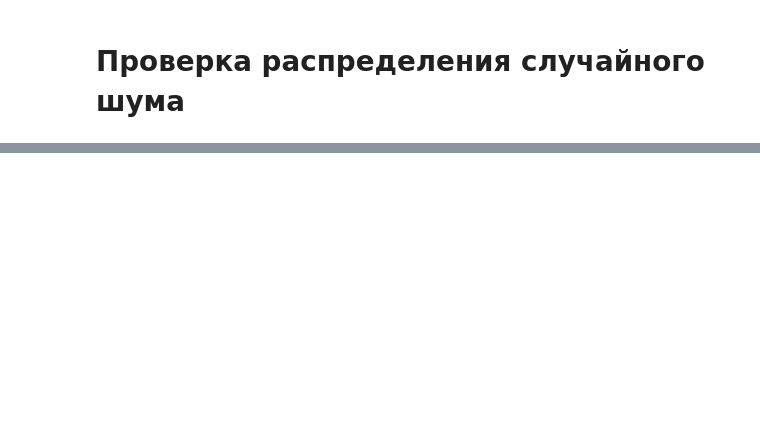
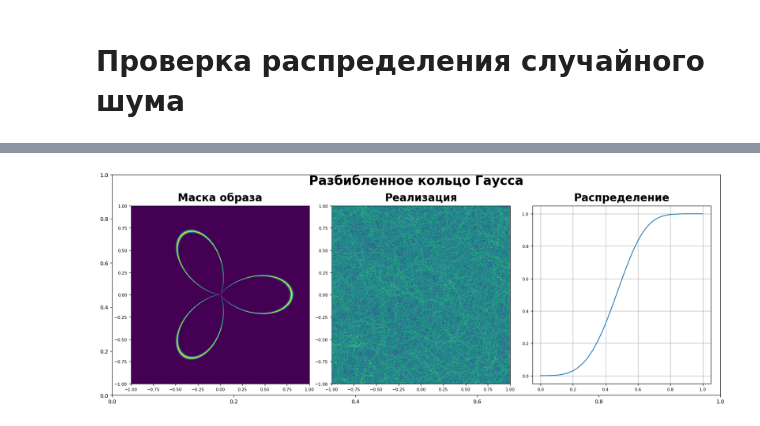
Before and after one commit to Belashov641618/DNN, a Jupyter notebook: kaggle/Distributions.ipynb, the cells around one changed output, grey strips where cells are left out. Cells and saved outputs as stored; diff of their text form; code cells hidden in the pictures; blank space fills up the shorter version.

```diff
--- a/kaggle/Distributions.ipynb
+++ b/kaggle/Distributions.ipynb
@@ -84,0 +120,9 @@ NameError: name 'length' is not defined
+# %%
+sigma = 0.01
+r0 = 0.4
+dr = 0.4
+times = 3
+kernel = torch.exp(-0.5*(torch.abs(r_mesh - r0 + dr*torch.sin(times*phi_mesh))/sigma)**2) / (sigma * math.sqrt(2*math.pi))
+show(kernel, samples=samples, title='Разбибленное кольцо Гаусса')
+# %% [output]
+[figure, added]
```
Also changed, not shown: parts of 12 cells of this notebook.
